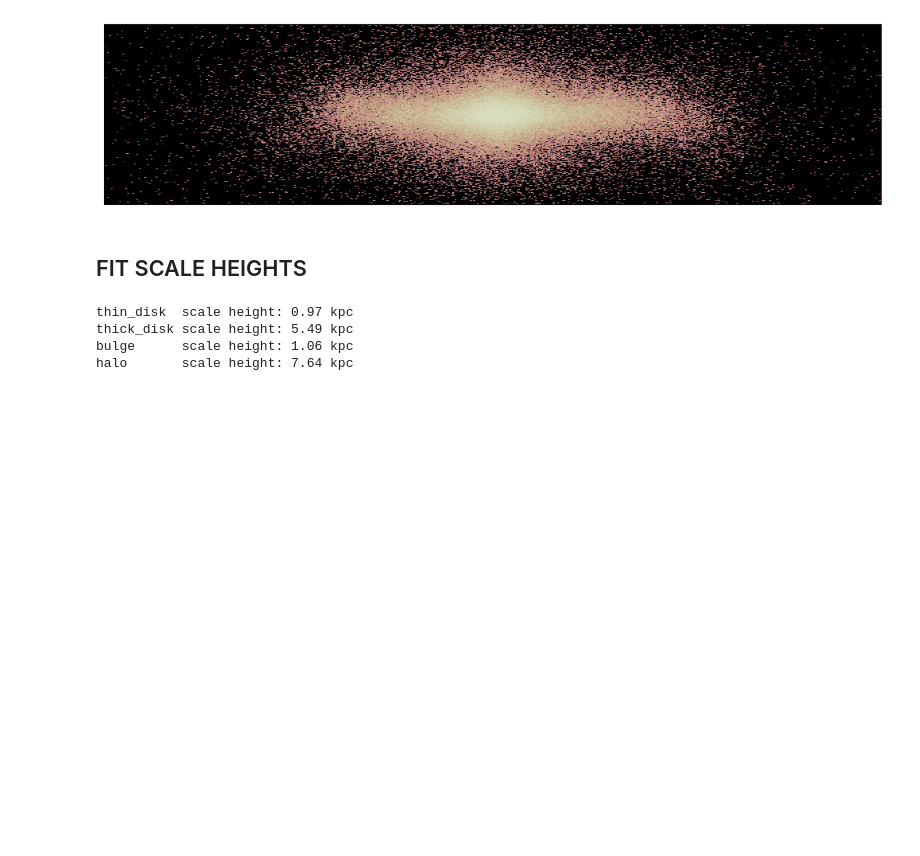
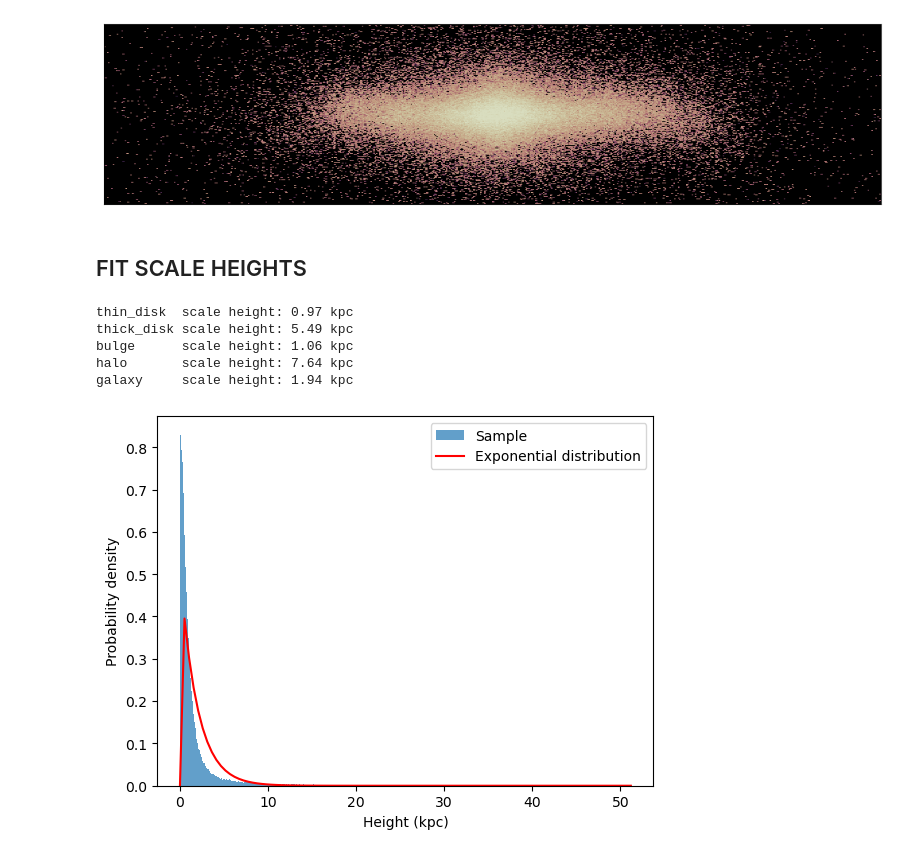
Before and after one commit to ChrisBoettner/skaro, a Jupyter notebook: notebooks/Galaxy_component_maps.ipynb, the cells around one changed output. Drawn from its saved outputs; the diff is of its cells as text; code cells hidden in the pictures; blank space fills up the shorter version.

```diff
--- a/notebooks/Galaxy_component_maps.ipynb
+++ b/notebooks/Galaxy_component_maps.ipynb
@@ -163,7 +163,7 @@ yt : [INFO     ] 2024-03-12 15:03:37,257 Splatting (('galaxy_stars', 'total_numb
 # %% [markdown]
 ## FIT SCALE HEIGHTS
 # %%
-for component in ["thin_disk", "thick_disk", "bulge", "halo"]:
+for component in ["thin_disk", "thick_disk", "bulge", "halo", "galaxy"]:
     heights = np.abs(
         rotated_data[component].r[component + "_stars", "particle_position_z"].value
     )
@@ -173,3 +173,31 @@ thin_disk  scale height: 0.97 kpc
 thick_disk scale height: 5.49 kpc
 bulge      scale height: 1.06 kpc
 halo       scale height: 7.64 kpc
+galaxy     scale height: 1.94 kpc
+# %%
+from scipy.stats import expon
+
+# Fit the exponential distribution to the sample
+loc, scale = expon.fit(heights)
+
+# Generate x values for the fitted distribution
+x = np.linspace(0, np.max(heights), 100)
+
+# Calculate the probability density function (PDF) of the fitted distribution
+pdf = expon.pdf(x, loc=loc, scale=scale)
+
+# Plot the histogram of the sample
+plt.hist(heights, bins="auto", density=True, alpha=0.7, label="Sample")
+
+# Plot the fitted exponential distribution
+plt.plot(x, pdf, "r-", label="Exponential distribution")
+
+# Add labels and legend
+plt.xlabel("Height (kpc)")
+plt.ylabel("Probability density")
+plt.legend()
+
+# Show the plot
+plt.show()
+# %% [output]
+[figure, added]
```
Also changed, not shown: parts of 1 cell of this notebook.
